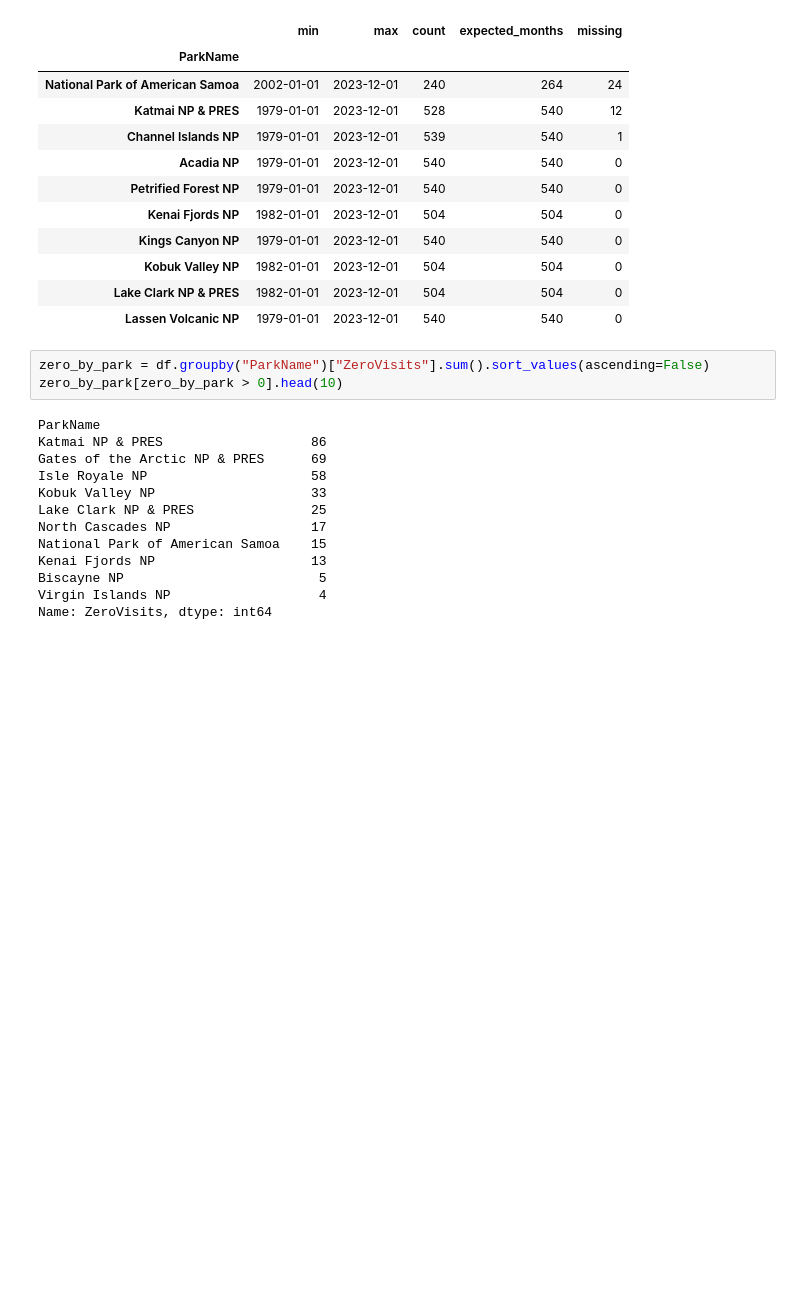
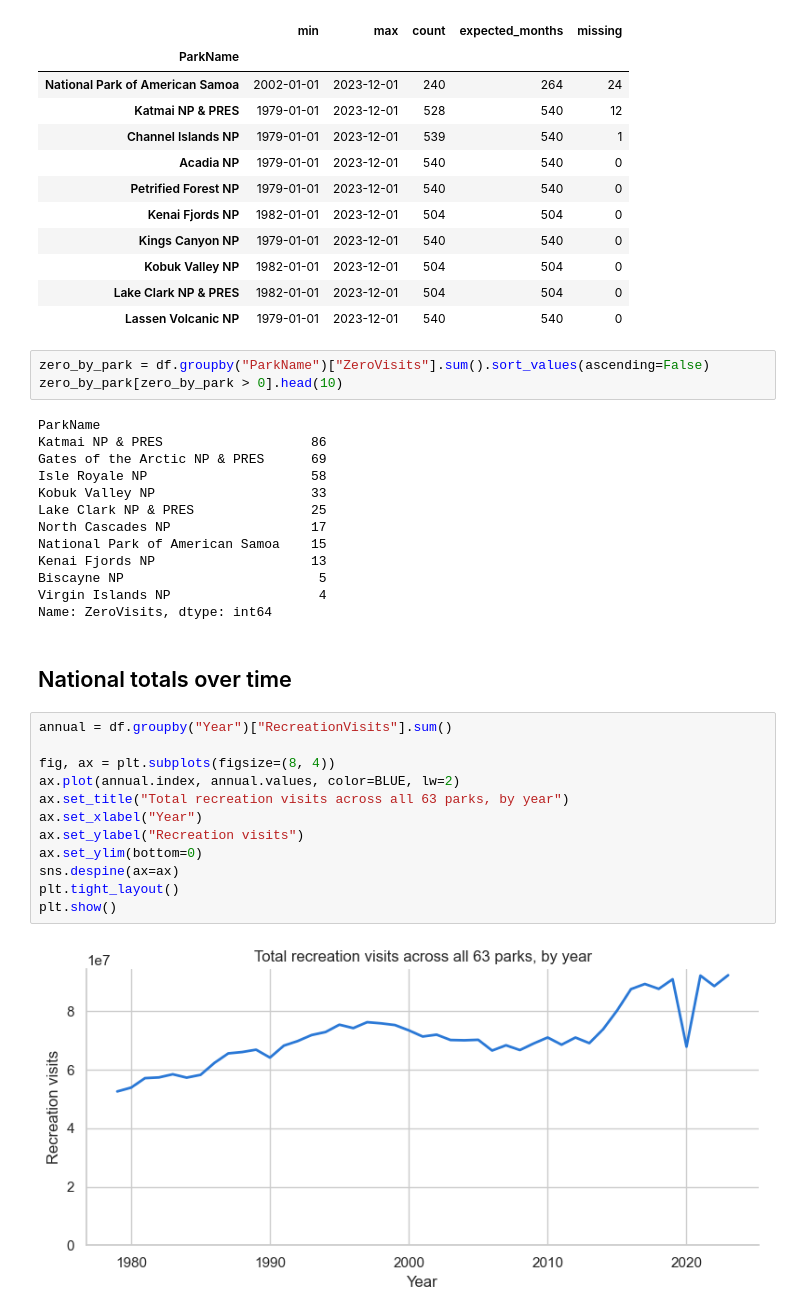
Before and after one commit to sikandaral/SI_699_mini_project, a Jupyter notebook: notebooks/sikandar_eda.ipynb, the cells around one changed output. Cells and saved outputs as stored; diff of their text form; blank space fills up the shorter version.

Commit message:
notebook: national totals and top parks figures

```diff
--- a/notebooks/sikandar_eda.ipynb
+++ b/notebooks/sikandar_eda.ipynb
@@ -102,3 +102,19 @@ Kenai Fjords NP                    13
 Biscayne NP                         5
 Virgin Islands NP                   4
 Name: ZeroVisits, dtype: int64
+# %% [markdown]
+## National totals over time
+# %%
+annual = df.groupby("Year")["RecreationVisits"].sum()
+
+fig, ax = plt.subplots(figsize=(8, 4))
+ax.plot(annual.index, annual.values, color=BLUE, lw=2)
+ax.set_title("Total recreation visits across all 63 parks, by year")
+ax.set_xlabel("Year")
+ax.set_ylabel("Recreation visits")
+ax.set_ylim(bottom=0)
+sns.despine(ax=ax)
+plt.tight_layout()
+plt.show()
+# %% [output]
+[figure, added]
```
Also changed, not shown: parts of 5 cells of this notebook.
